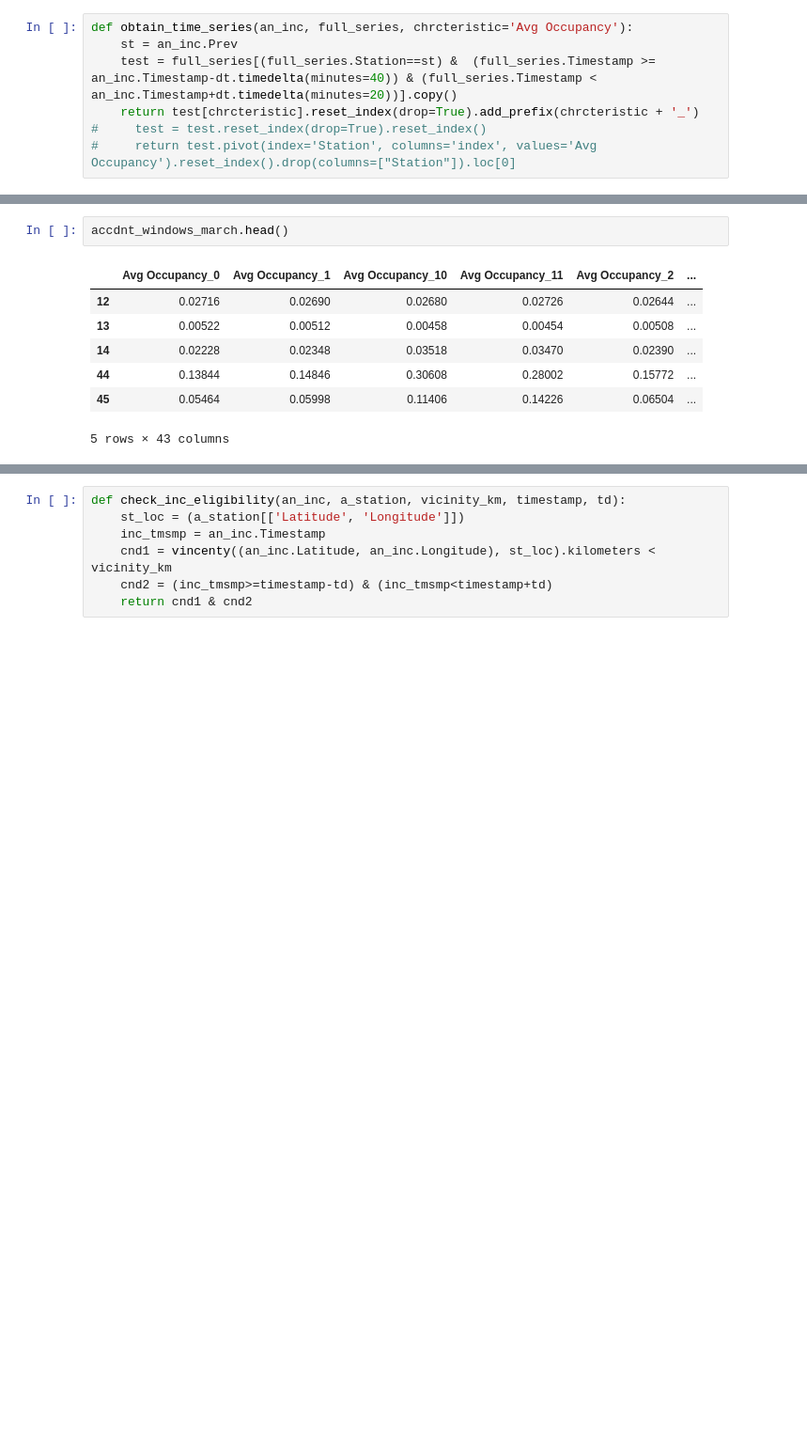
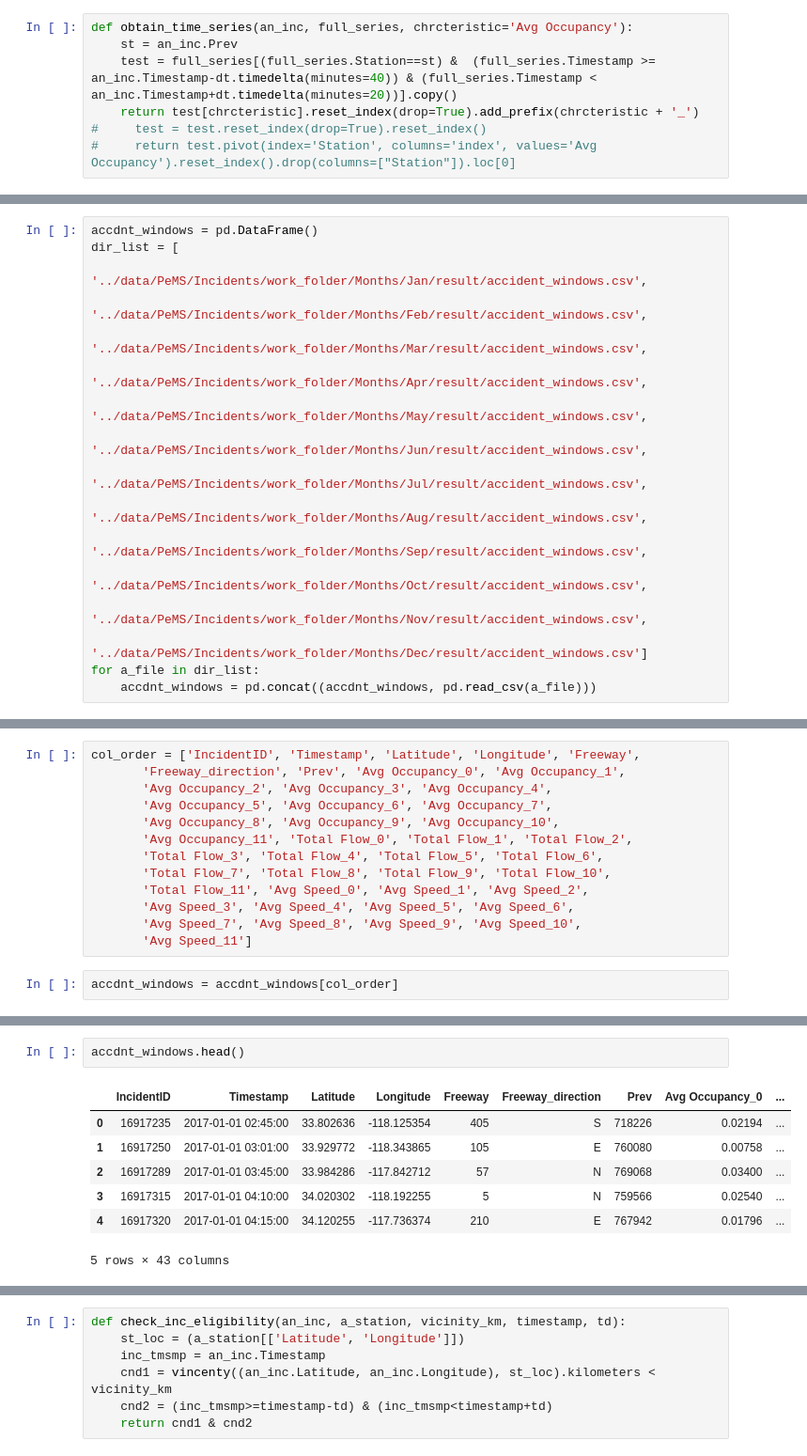
Before and after one commit to frolovconst/TC_w_ML, a Jupyter notebook: incidents_touch/inc_desc_ansis.ipynb, the cells around one changed output, grey strips where cells are left out. Shown at 94% size. Drawn from its saved outputs; the diff is of its cells as text; blank space fills up the shorter version.

Commit message:
year accdnt windows built

```diff
--- a/incidents_touch/inc_desc_ansis.ipynb
+++ b/incidents_touch/inc_desc_ansis.ipynb
@@ -124,0 +176,17 @@ accdnt_windows_march = create_accident_windows('../data/PeMS/Incidents/test_env/
+# %%
+accdnt_windows = pd.DataFrame()
+dir_list = [
+            '../data/PeMS/Incidents/work_folder/Months/Jan/result/accident_windows.csv',
+            '../data/PeMS/Incidents/work_folder/Months/Feb/result/accident_windows.csv',
+            '../data/PeMS/Incidents/work_folder/Months/Mar/result/accident_windows.csv',
+            '../data/PeMS/Incidents/work_folder/Months/Apr/result/accident_windows.csv',
+           '../data/PeMS/Incidents/work_folder/Months/May/result/accident_windows.csv',
+           '../data/PeMS/Incidents/work_folder/Months/Jun/result/accident_windows.csv',
+           '../data/PeMS/Incidents/work_folder/Months/Jul/result/accident_windows.csv',
+           '../data/PeMS/Incidents/work_folder/Months/Aug/result/accident_windows.csv',
+           '../data/PeMS/Incidents/work_folder/Months/Sep/result/accident_windows.csv',
+           '../data/PeMS/Incidents/work_folder/Months/Oct/result/accident_windows.csv',
+           '../data/PeMS/Incidents/work_folder/Months/Nov/result/accident_windows.csv',
+           '../data/PeMS/Incidents/work_folder/Months/Dec/result/accident_windows.csv']
+for a_file in dir_list:
+    accdnt_windows = pd.concat((accdnt_windows, pd.read_csv(a_file)))
@@ -124,0 +195,15 @@ accdnt_windows_march = create_accident_windows('../data/PeMS/Incidents/test_env/
+# %%
+col_order = ['IncidentID', 'Timestamp', 'Latitude', 'Longitude', 'Freeway',
+       'Freeway_direction', 'Prev', 'Avg Occupancy_0', 'Avg Occupancy_1',
+       'Avg Occupancy_2', 'Avg Occupancy_3', 'Avg Occupancy_4',
+       'Avg Occupancy_5', 'Avg Occupancy_6', 'Avg Occupancy_7',
+       'Avg Occupancy_8', 'Avg Occupancy_9', 'Avg Occupancy_10',
+       'Avg Occupancy_11', 'Total Flow_0', 'Total Flow_1', 'Total Flow_2',
+       'Total Flow_3', 'Total Flow_4', 'Total Flow_5', 'Total Flow_6',
+       'Total Flow_7', 'Total Flow_8', 'Total Flow_9', 'Total Flow_10',
+       'Total Flow_11', 'Avg Speed_0', 'Avg Speed_1', 'Avg Speed_2',
+       'Avg Speed_3', 'Avg Speed_4', 'Avg Speed_5', 'Avg Speed_6',
+       'Avg Speed_7', 'Avg Speed_8', 'Avg Speed_9', 'Avg Speed_10',
+       'Avg Speed_11']
+# %%
+accdnt_windows = accdnt_windows[col_order]
@@ -125,10 +266,10 @@ accdnt_windows_march = create_accident_windows('../data/PeMS/Incidents/test_env/
 # %%
-accdnt_windows_march.head()
+accdnt_windows.head()
 # %% [output]
-|  | Avg Occupancy_0 | Avg Occupancy_1 | Avg Occupancy_10 | Avg Occupancy_11 | Avg Occupancy_2 | ... |
-| 12 | 0.02716 | 0.02690 | 0.02680 | 0.02726 | 0.02644 | ... |
-| 13 | 0.00522 | 0.00512 | 0.00458 | 0.00454 | 0.00508 | ... |
-| 14 | 0.02228 | 0.02348 | 0.03518 | 0.03470 | 0.02390 | ... |
-| 44 | 0.13844 | 0.14846 | 0.30608 | 0.28002 | 0.15772 | ... |
-| 45 | 0.05464 | 0.05998 | 0.11406 | 0.14226 | 0.06504 | ... |
+|  | IncidentID | Timestamp | Latitude | Longitude | Freeway | Freeway_direction | Prev | Avg Occupancy_0 | ... |
+| 0 | 16917235 | 2017-01-01 02:45:00 | 33.802636 | -118.125354 | 405 | S | 718226 | 0.02194 | ... |
+| 1 | 16917250 | 2017-01-01 03:01:00 | 33.929772 | -118.343865 | 105 | E | 760080 | 0.00758 | ... |
+| 2 | 16917289 | 2017-01-01 03:45:00 | 33.984286 | -117.842712 | 57 | N | 769068 | 0.03400 | ... |
+| 3 | 16917315 | 2017-01-01 04:10:00 | 34.020302 | -118.192255 | 5 | N | 759566 | 0.02540 | ... |
+| 4 | 16917320 | 2017-01-01 04:15:00 | 34.120255 | -117.736374 | 210 | E | 767942 | 0.01796 | ... |
 5 rows × 43 columns
```
Also changed, not shown: parts of 26 cells of this notebook, 1 other file.
